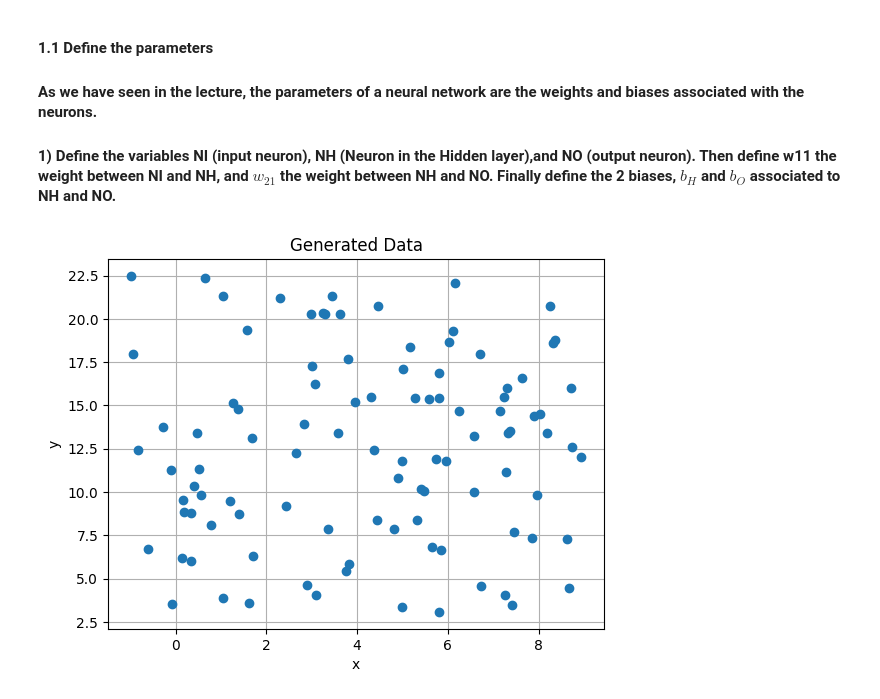
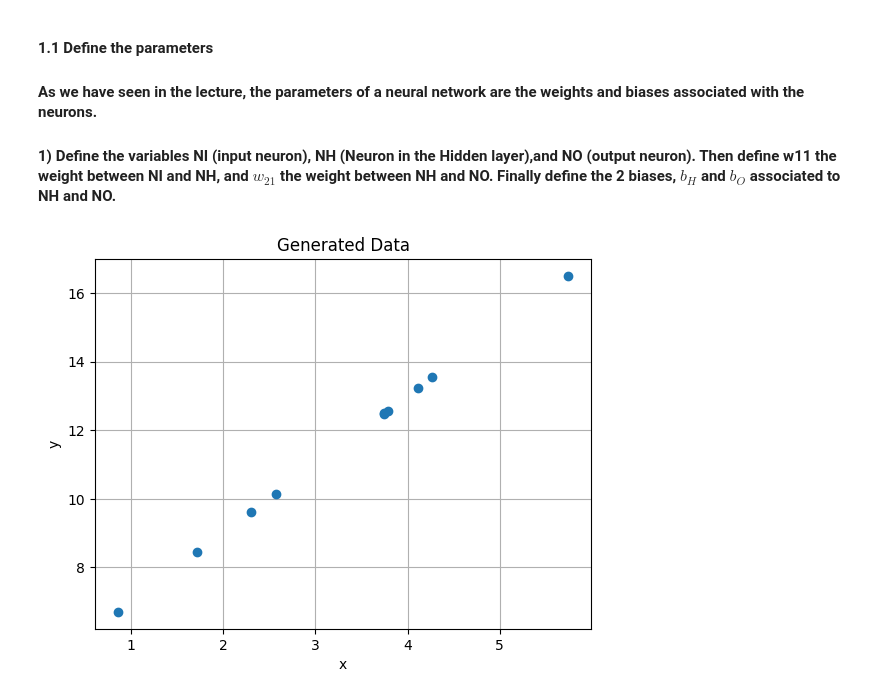
Before and after one commit to mazapataa/NNbasic, a Jupyter notebook: P1_NN_scratch.ipynb, the cells around one changed output. Cells and saved outputs as stored; diff of their text form; code cells hidden in the pictures.

```diff
--- a/P1_NN_scratch.ipynb
+++ b/P1_NN_scratch.ipynb
@@ -67,21 +67,22 @@ def my_NN(w11, bH, w21, bO, x):
 # %%
 # 1.2 Generation of training set and validation set
 #5) Create a function that generate N random values between -1 and 9. The function will return these random
 # values (as x-array) and the corresponding points defined as y = ax + b with a = 2 and b = 5. This time we
 # will not use noise, that will correspond to reproduce the behaviour of the function producing these points.
 
 def generate_data(N):
     x = np.random.uniform(-1, 9, N)
     a = 2
     b = 5
     y = a * x + b
     return x, y
 
 
-plt.plot(generate_data(100)[0], generate_data(100)[1], 'o')
+x_example, y_example = generate_data(10)
+plt.plot(x_example, y_example, 'o')
 plt.xlabel('x')
 plt.ylabel('y')
 plt.title('Generated Data')
 plt.grid()
 # %% [output]
-[figure, old version]
+[figure, new version]
```
Also changed, not shown: parts of 6 cells of this notebook, 1 other file.
